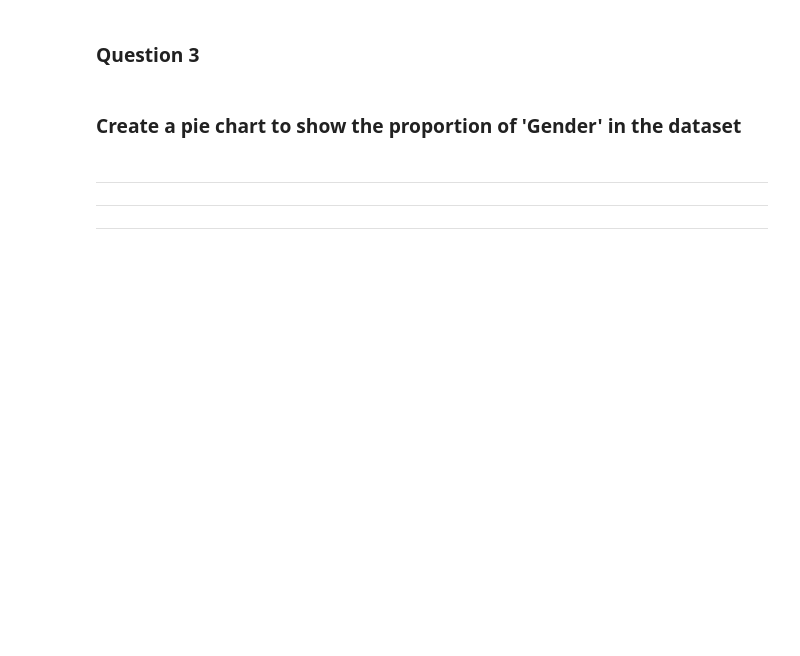
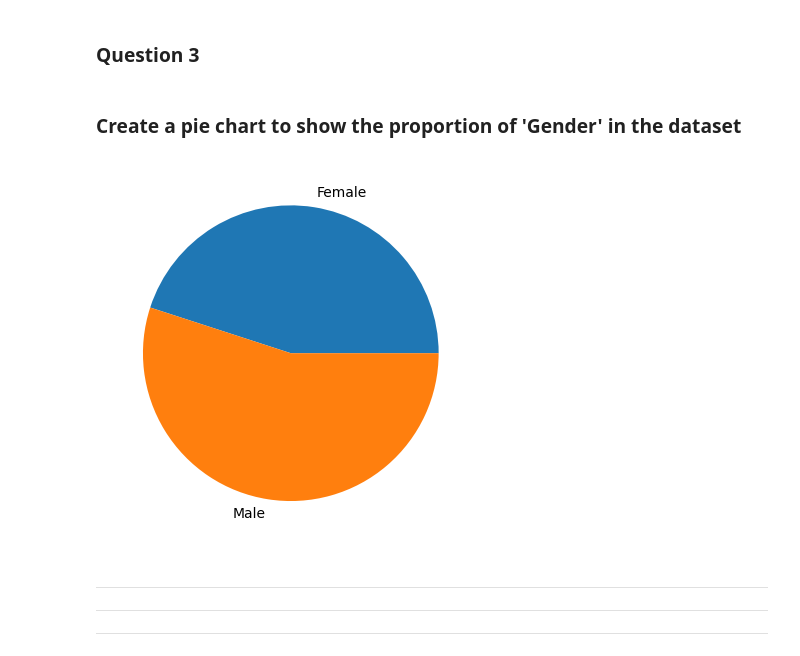
Before and after one commit to radtothebone/data-science-3401, a Jupyter notebook: Labs/Herrera_Christian_Lab11.ipynb, the cells around one changed output. Drawn from its saved outputs; the diff is of its cells as text; code cells hidden in the pictures; blank space fills up the shorter version.

```diff
--- a/Labs/Herrera_Christian_Lab11.ipynb
+++ b/Labs/Herrera_Christian_Lab11.ipynb
@@ -75,6 +91,15 @@
 ### **Question 3**
 # %% [markdown]
 ### Create a pie chart to show the proportion of 'Gender' in the dataset
+# %%
+# I know there must be a more efficient way to do this, but I missed the early part of the lab.
+pct_female = round(df[df['Gender'] == 'Female'].shape[0]/df.shape[0], 2)
+pct_male = 1 - pct_female
+
+plt.pie([pct_female, pct_male], labels=['Female', 'Male'])
+plt.show()
+# %% [output]
+[figure, added]
 # %% [markdown]
 
 
```
Also changed, not shown: parts of 11 cells of this notebook, 5 other files.
